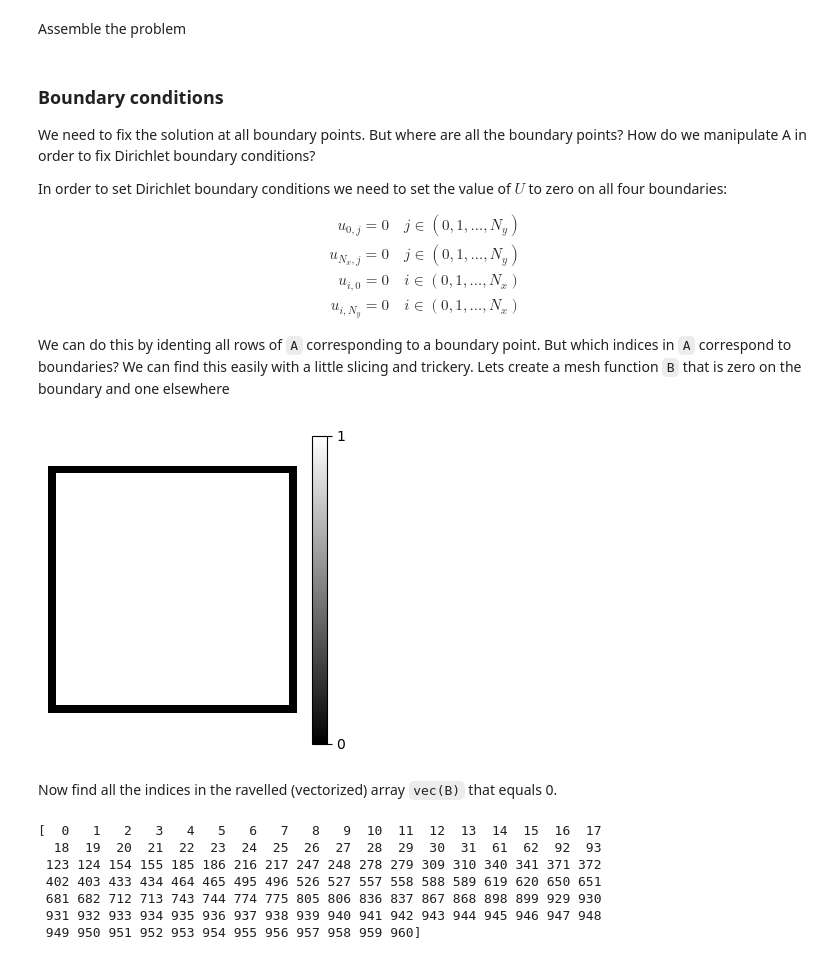
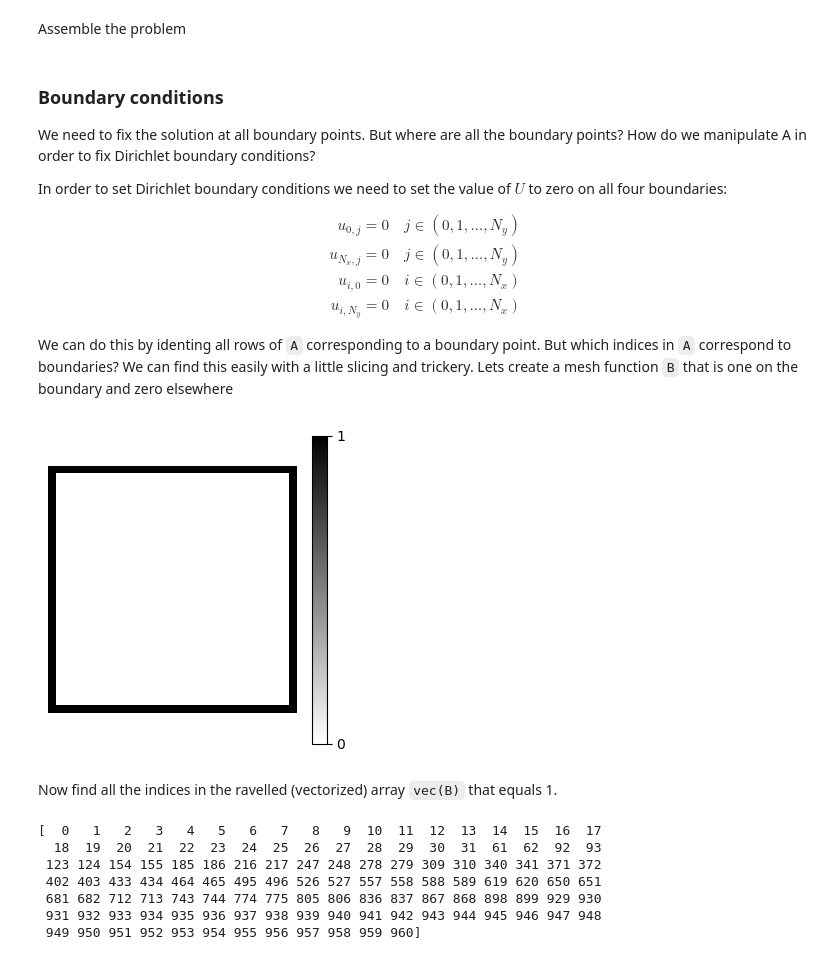
Before and after one commit to MATMEK-4270/matmek4270-book, a Jupyter notebook: lecture6.ipynb, the cells around one changed output. Cells and saved outputs as stored; diff of their text form; code cells hidden in the pictures.

```diff
--- a/lecture6.ipynb
+++ b/lecture6.ipynb
@@ -854,19 +917,16 @@ u_{i, N_y} = 0 \quad i \in (0, 1, \ldots, N_x)
 \end{align*}
 $$
 
-We can do this by identing all rows of `A` corresponding to a boundary point. But which indices in `A` correspond to boundaries? We can find this easily with a little slicing and trickery. Lets create a mesh function `B` that is zero on the boundary and one elsewhere
+We can do this by identing all rows of `A` corresponding to a boundary point. But which indices in `A` correspond to boundaries? We can find this easily with a little slicing and trickery. Lets create a mesh function `B` that is one on the boundary and zero elsewhere
 # %%
-B = np.ones((Nx+1, Ny+1), dtype=int)
-B[0] = 0
-B[-1] = 0
-B[:, 0] = 0
-B[:, -1] = 0
+B = np.ones((Nx+1, Ny+1), dtype=bool)
+B[1:-1, 1:-1] = 0
 fig = plt.figure(figsize=(4, 4))
-plt.imshow(B, cmap='gray')
+plt.imshow(B, cmap='gray_r')
 plt.gca().axis('off')
 plt.colorbar(ticks=[0, 1]);
 # %% [output]
-[figure, old version]
+[figure, new version]
 # %% [markdown]
-Now find all the indices in the ravelled (vectorized) array `vec(B)` that equals 0.
+Now find all the indices in the ravelled (vectorized) array `vec(B)` that equals 1.
 # %%
```
Also changed, not shown: parts of 22 cells of this notebook.
